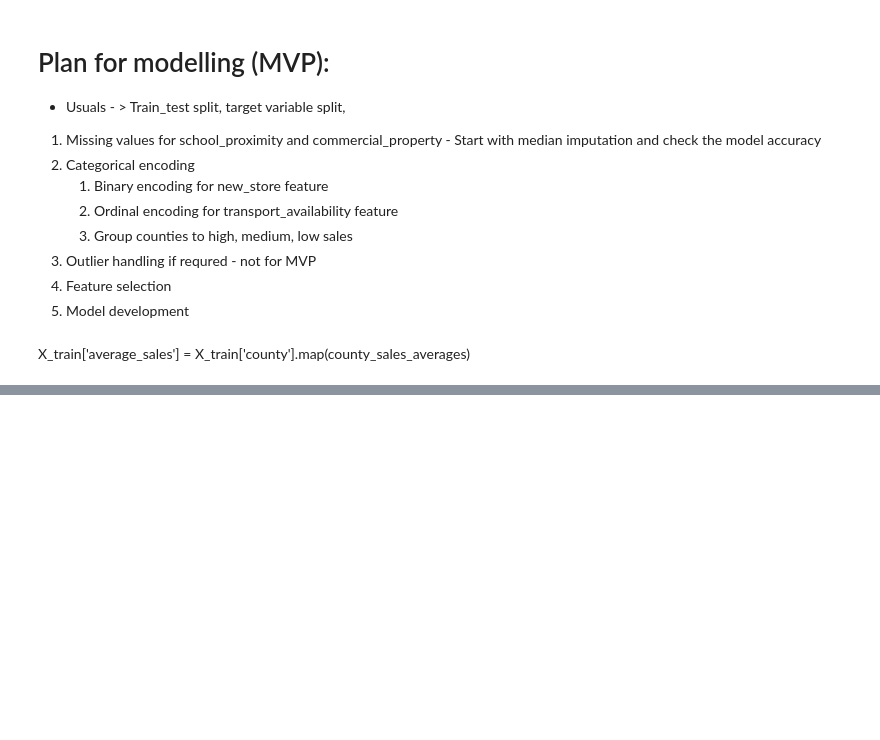
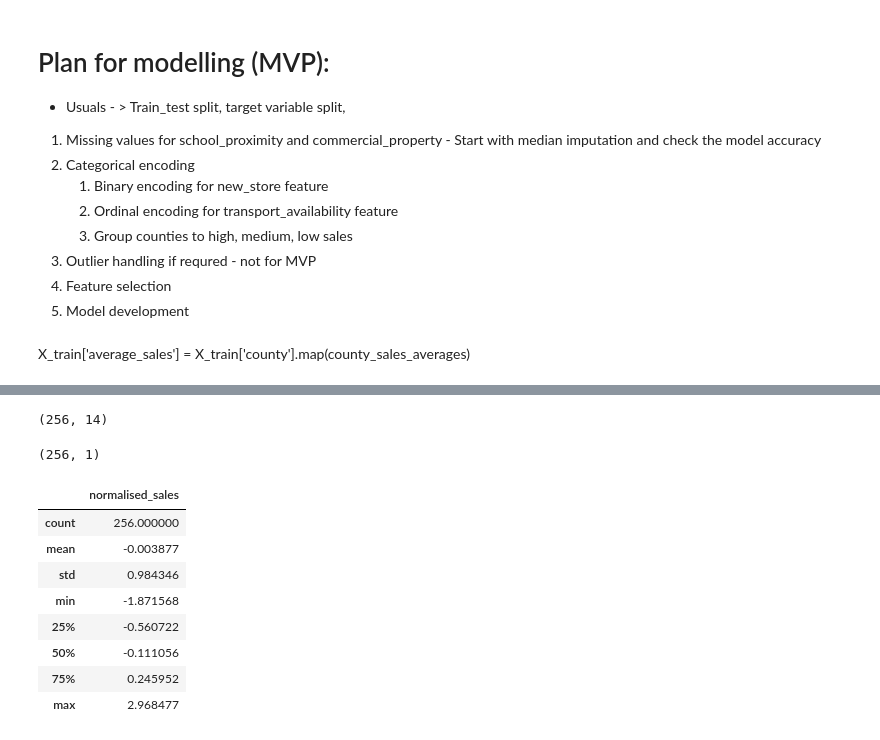
Before and after one commit to Deepan32/python-prep, a Jupyter notebook: Tesco Assignment/mvp.ipynb, the cells around one changed output, grey strips where cells are left out. Drawn from its saved outputs; the diff is of its cells as text; code cells hidden in the pictures; blank space fills up the shorter version.

```diff
--- a/Tesco Assignment/mvp.ipynb
+++ b/Tesco Assignment/mvp.ipynb
@@ -207,0 +234,20 @@ Index(['pipeline-1__location_id', 'pipeline-1__crime_rate',
+# %%
+X_train_prep.shape
+# %% [output]
+(256, 14)
+# %%
+y_train.shape
+# %% [output]
+(256, 1)
+# %%
+y_train.describe()
+# %% [output]
+|  | normalised_sales |
+| count | 256.000000 |
+| mean | -0.003877 |
+| std | 0.984346 |
+| min | -1.871568 |
+| 25% | -0.560722 |
+| 50% | -0.111056 |
+| 75% | 0.245952 |
+| max | 2.968477 |
```
Also changed, not shown: parts of 12 cells of this notebook, 1 other file.
